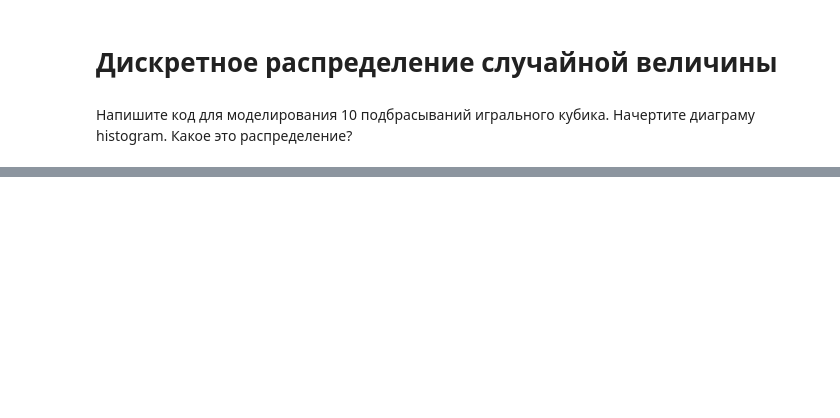
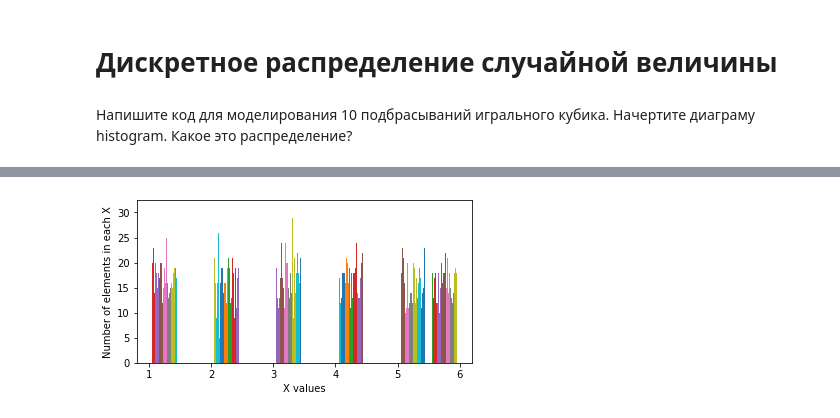
Before and after one commit to DmitryTrufanov/pyda-10-hw-19, a Jupyter notebook: Solved_homework-4.ipynb, the cells around one changed output, grey strips where cells are left out. Cells and saved outputs as stored; diff of their text form; code cells hidden in the pictures; blank space fills up the shorter version.

```diff
--- a/Solved_homework-4.ipynb
+++ b/Solved_homework-4.ipynb
@@ -268,0 +331,6 @@ np.round_(data2.corr(), decimals=2)
+# %%
+values2 = np.random.randint(1, 7, size=100)
+x = []
+for i in range(1000):
+    y = np.random.randint(1, 7, size=100)
+    x.append(y)
@@ -268,0 +341,8 @@ np.round_(data2.corr(), decimals=2)
+# %%
+plt.figure(figsize=(6,3))
+plt.hist(x, 10)
+plt.xlabel('X values')
+plt.ylabel('Number of elements in each X')
+plt.show()
+# %% [output]
+[figure, added]
```
Also changed, not shown: parts of 23 cells of this notebook.
